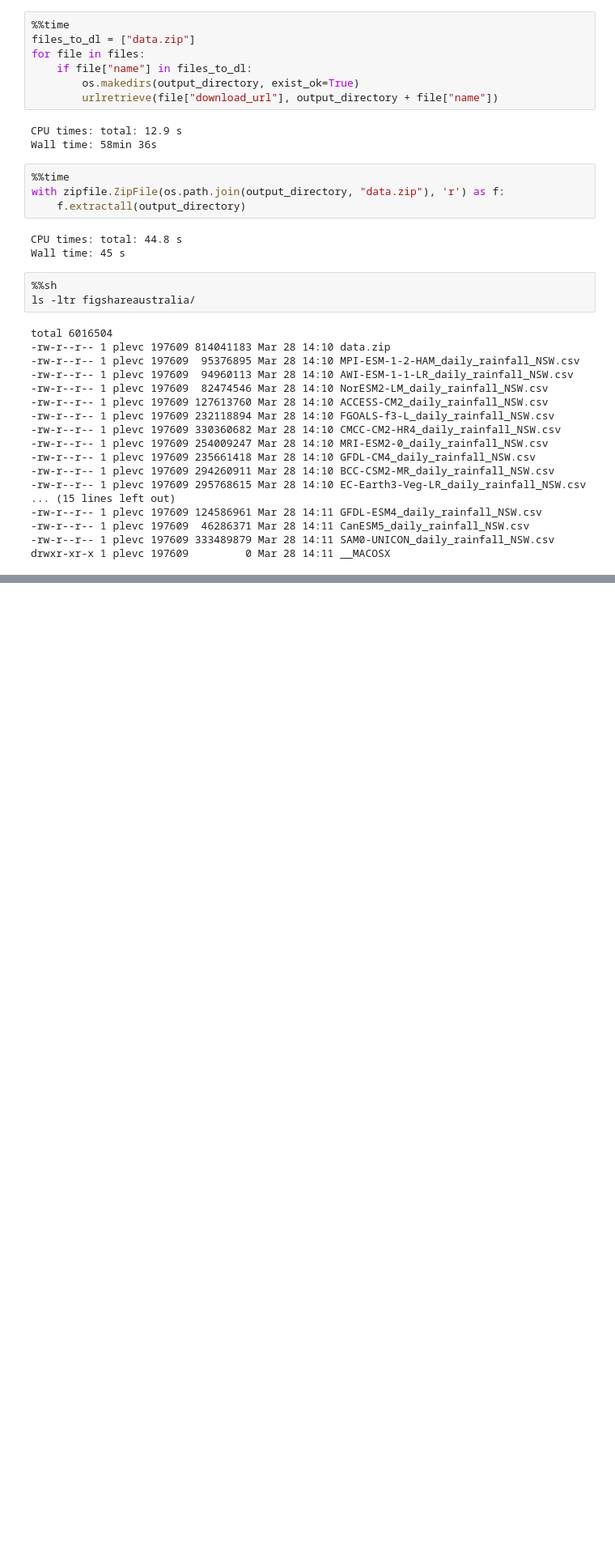
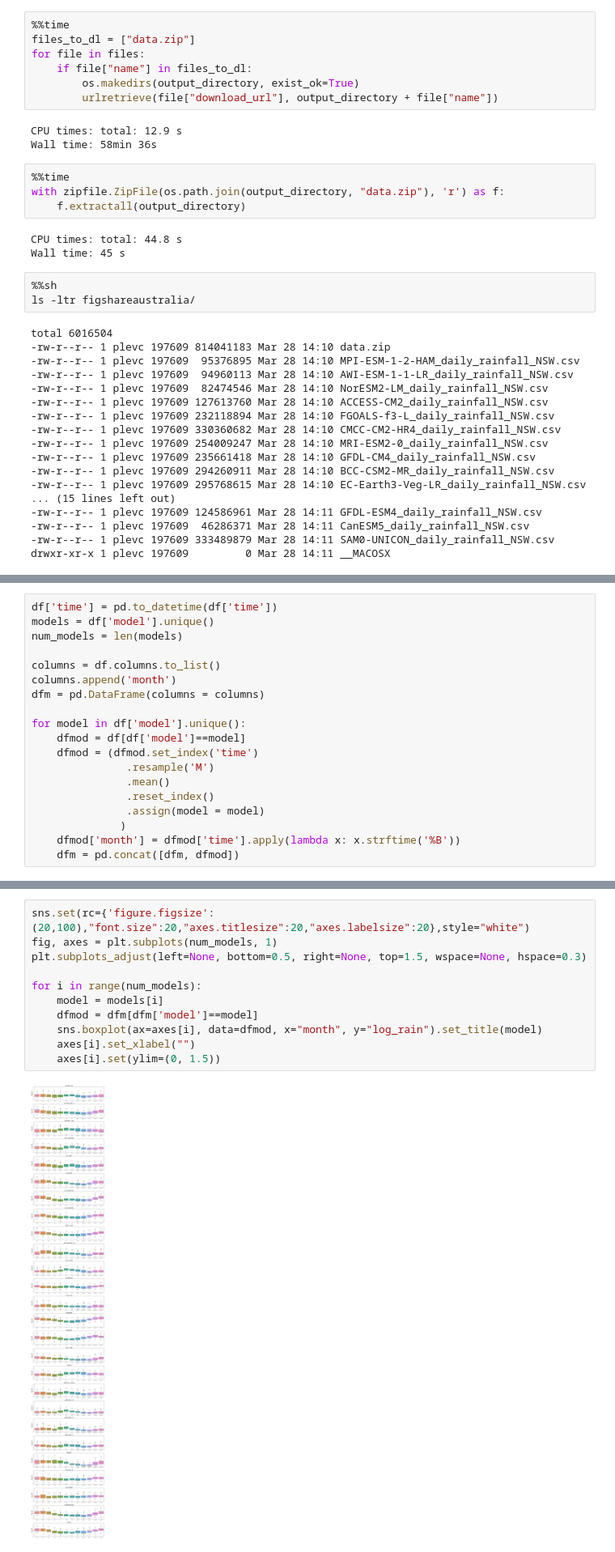
Before and after one commit to UBC-MDS/525_group9, a Jupyter notebook: notebooks/pavel_milestone1.ipynb, the cells around one changed output, grey strips where cells are left out. Shown at 81% size. Cells and saved outputs as stored; diff of their text form; blank space fills up the shorter version.

```diff
--- a/notebooks/pavel_milestone1.ipynb
+++ b/notebooks/pavel_milestone1.ipynb
@@ -94,0 +191,19 @@ df.head(3)
+# %%
+df['time'] = pd.to_datetime(df['time'])
+models = df['model'].unique()
+num_models = len(models)
+
+columns = df.columns.to_list()
+columns.append('month')
+dfm = pd.DataFrame(columns = columns)
+
+for model in df['model'].unique():
+    dfmod = df[df['model']==model]
+    dfmod = (dfmod.set_index('time')
+               .resample('M')
+               .mean()
+               .reset_index()
+               .assign(model = model)
+              )
+    dfmod['month'] = dfmod['time'].apply(lambda x: x.strftime('%B'))
+    dfm = pd.concat([dfm, dfmod])
@@ -94,0 +214,13 @@ df.head(3)
+# %%
+sns.set(rc={'figure.figsize':(20,100),"font.size":20,"axes.titlesize":20,"axes.labelsize":20},style="white")
+fig, axes = plt.subplots(num_models, 1)
+plt.subplots_adjust(left=None, bottom=0.5, right=None, top=1.5, wspace=None, hspace=0.3)
+
+for i in range(num_models):
+    model = models[i]
+    dfmod = dfm[dfm['model']==model]
+    sns.boxplot(ax=axes[i], data=dfmod, x="month", y="log_rain").set_title(model)
+    axes[i].set_xlabel("")
+    axes[i].set(ylim=(0, 1.5))
+# %% [output]
+[figure, added]
```
Also changed, not shown: parts of 41 cells of this notebook, 1 other file.
